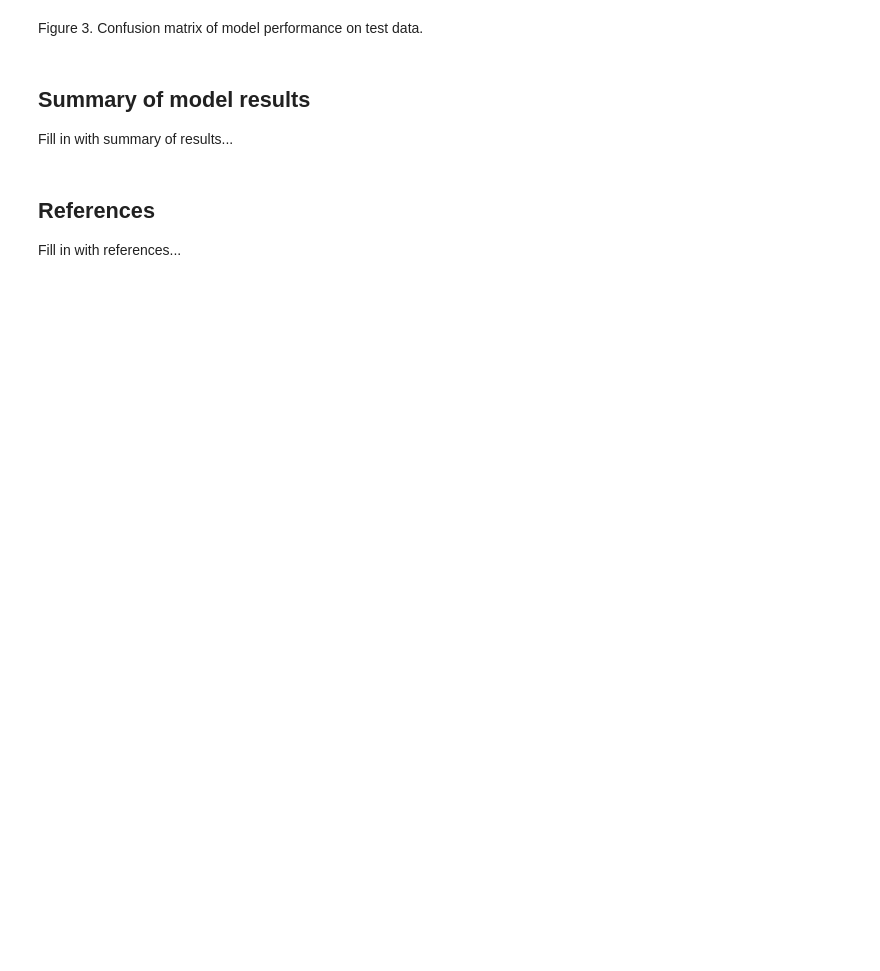
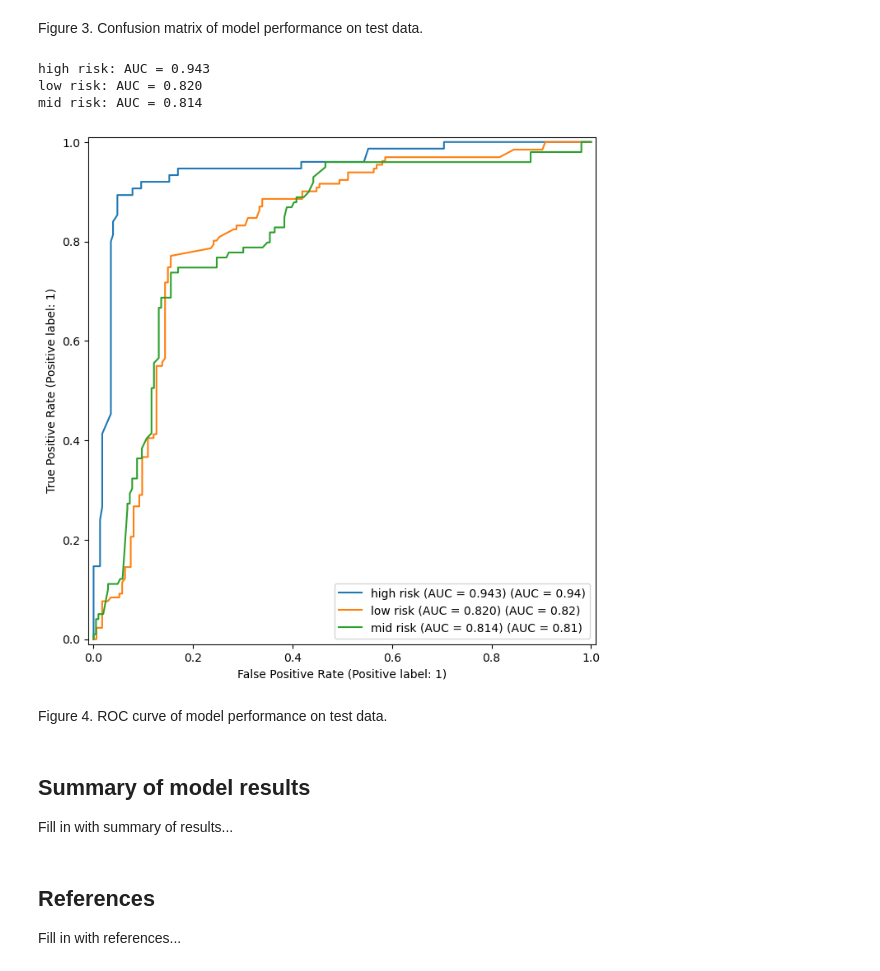
Before and after one commit to GloriaYi/Maternal-Health-Risk-Classifier, a Jupyter notebook: notebooks/health_analysis.ipynb, the cells around one changed output. Cells and saved outputs as stored; diff of their text form; code cells hidden in the pictures; blank space fills up the shorter version.

Commit message:
Adding processed train and test data and updating report with ROC curve

```diff
--- a/notebooks/health_analysis.ipynb
+++ b/notebooks/health_analysis.ipynb
@@ -365,5 +368,27 @@ Text(0.5, 1.0, 'Confusion Matrix - Test Data')
 # %% [markdown]
 Figure 3. Confusion matrix of model performance on test data.
+# %%
+y_score = random_search.best_estimator_.decision_function(X_test)
+svc_classes = random_search.best_estimator_.named_steps['svc'].classes_
+y_test_bin = label_binarize(y_test, classes=svc_classes)
+fig, ax = plt.subplots(figsize=(10, 8))
+
+for i, class_name in enumerate(svc_classes):
+    auc = roc_auc_score(y_test_bin[:, i], y_score[:, i])
+    RocCurveDisplay.from_predictions(
+        y_test_bin[:, i],
+        y_score[:, i],
+        name=f'{class_name} (AUC = {auc:.3f})',
+        ax=ax
+    )
+    print(f"{class_name}: AUC = {auc:.3f}")
+# %% [output]
+high risk: AUC = 0.943
+low risk: AUC = 0.820
+mid risk: AUC = 0.814
+[figure, added]
+# %% [markdown]
+Figure 4. ROC curve of model performance on test data.
 # %% [markdown]
 ## Summary of model results
 Fill in with summary of results...
```
Also changed, not shown: parts of 12 cells of this notebook, 2 other files.
